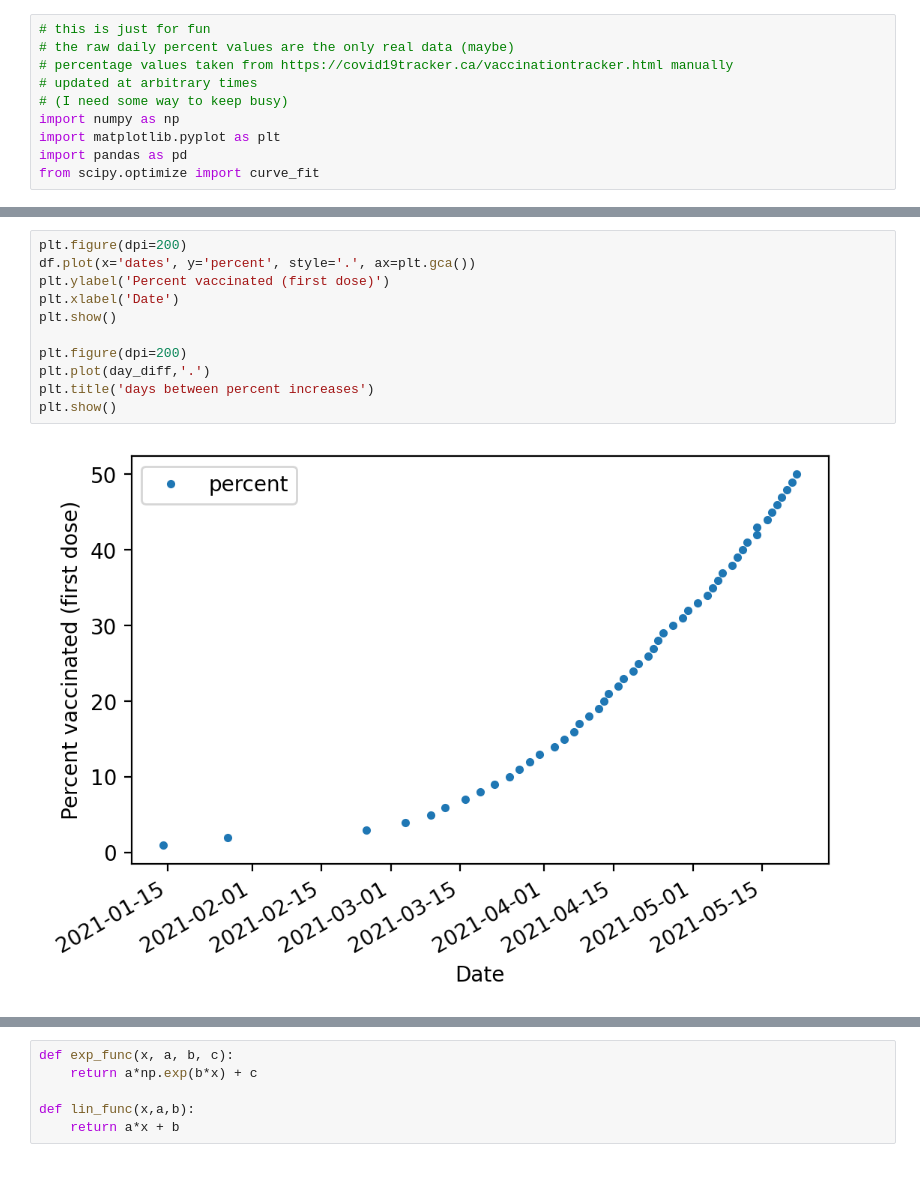
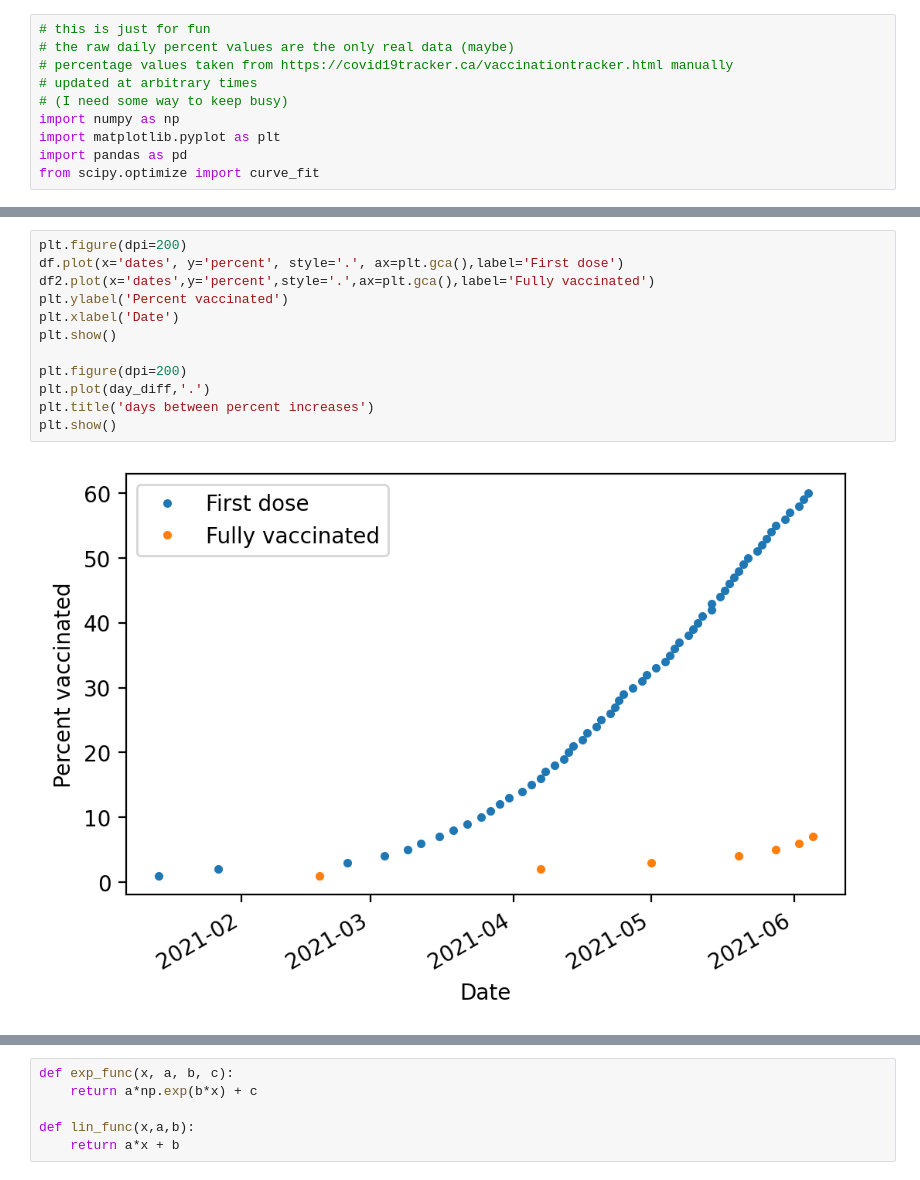
Before and after one commit to ac137/vacc-curvefit, a Jupyter notebook: vacc-curvefit.ipynb, the cells around one changed output, grey strips where cells are left out. Saved outputs shown, nothing was run; the diff lists cells and outputs as text.

```diff
--- a/vacc-curvefit.ipynb
+++ b/vacc-curvefit.ipynb
@@ -36,13 +41,14 @@ Last updated: 22 May 2021, for 50% vaccinated
 # %%
 plt.figure(dpi=200)
-df.plot(x='dates', y='percent', style='.', ax=plt.gca())
-plt.ylabel('Percent vaccinated (first dose)')
+df.plot(x='dates', y='percent', style='.', ax=plt.gca(),label='First dose')
+df2.plot(x='dates',y='percent',style='.',ax=plt.gca(),label='Fully vaccinated')
+plt.ylabel('Percent vaccinated')
 plt.xlabel('Date')
 plt.show()
 
 plt.figure(dpi=200)
 plt.plot(day_diff,'.')
 plt.title('days between percent increases')
 plt.show()
 # %% [output]
-[figure, old version]
+[figure, new version]
```
Also changed, not shown: parts of 7 cells of this notebook.
